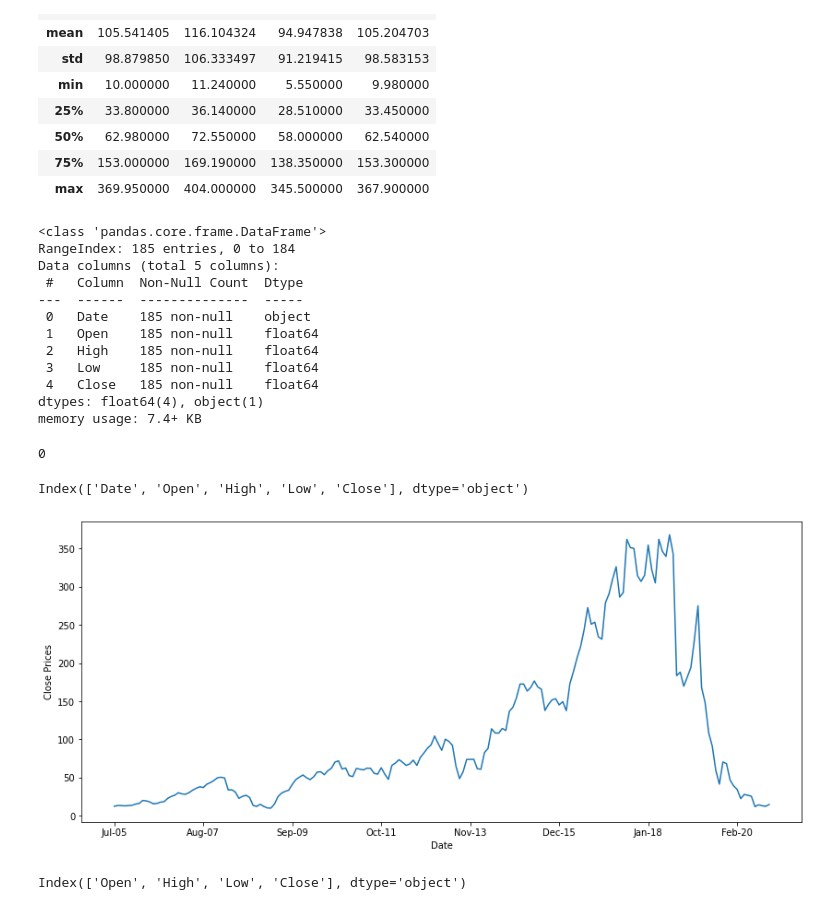
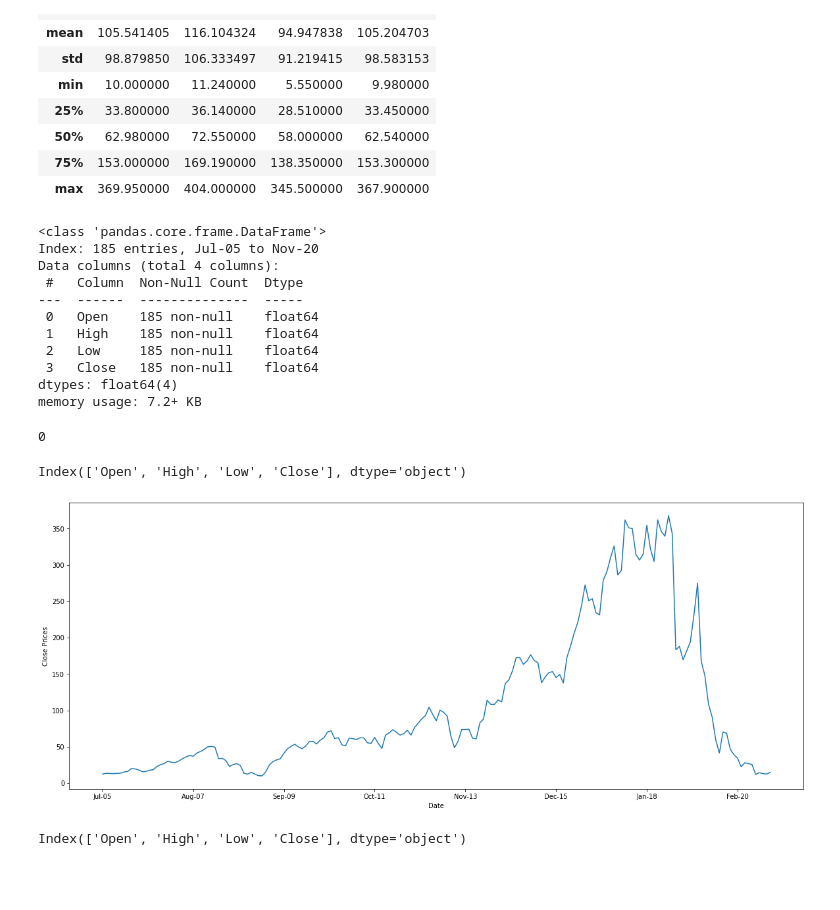
Before and after one commit to smkmohsin/Yes-Bank-Stock-Closing-Price-Prediction, a Jupyter notebook: Yes_Bank_Stock_Closing_Price_Prediction_Capstone_Project_.ipynb, the cells around one changed output. Cells and saved outputs as stored; diff of their text form; code cells hidden in the pictures; blank space fills up the shorter version.

```diff
--- a/Yes_Bank_Stock_Closing_Price_Prediction_Capstone_Project_.ipynb
+++ b/Yes_Bank_Stock_Closing_Price_Prediction_Capstone_Project_.ipynb
@@ -59,2 +54,2 @@ df = dataset.copy()
 # %%
-df = df.set_index('Date')
+dataset = dataset.set_index('Date')
@@ -84,17 +69,16 @@ dataset.describe()
 dataset.info()
 # %% [output]
 <class 'pandas.core.frame.DataFrame'>
-RangeIndex: 185 entries, 0 to 184
-Data columns (total 5 columns):
+Index: 185 entries, Jul-05 to Nov-20
+Data columns (total 4 columns):
  #   Column  Non-Null Count  Dtype
 ---  ------  --------------  -----
- 0   Date    185 non-null    object
- 1   Open    185 non-null    float64
- 2   High    185 non-null    float64
- 3   Low     185 non-null    float64
- 4   Close   185 non-null    float64
-dtypes: float64(4), object(1)
-memory usage: 7.4+ KB
+ 0   Open    185 non-null    float64
+ 1   High    185 non-null    float64
+ 2   Low     185 non-null    float64
+ 3   Close   185 non-null    float64
+dtypes: float64(4)
+memory usage: 7.2+ KB
 # %%
 # duplicate
 len(dataset[dataset.duplicated()])
@@ -103,14 +89,14 @@ len(dataset[dataset.duplicated()])
 # %%
 dataset.columns
 # %% [output]
-Index(['Date', 'Open', 'High', 'Low', 'Close'], dtype='object')
+Index(['Open', 'High', 'Low', 'Close'], dtype='object')
 # %%
-plt.figure(figsize=(14, 6))
+plt.figure(figsize=(20, 8))
 df['Close'].plot()
 plt.ylabel("Close Prices")
 plt.show()
 # %% [output]
-[figure, old version]
+[figure, new version]
 # %%
 numeric_features = dataset.describe().columns
 numeric_features
```
Also changed, not shown: parts of 24 cells of this notebook.
